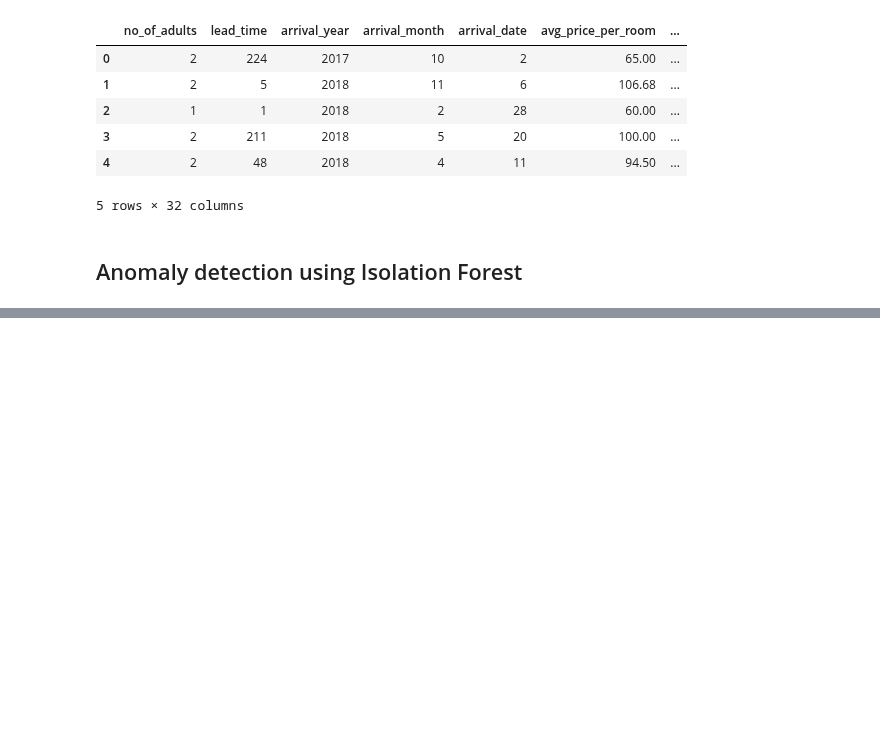
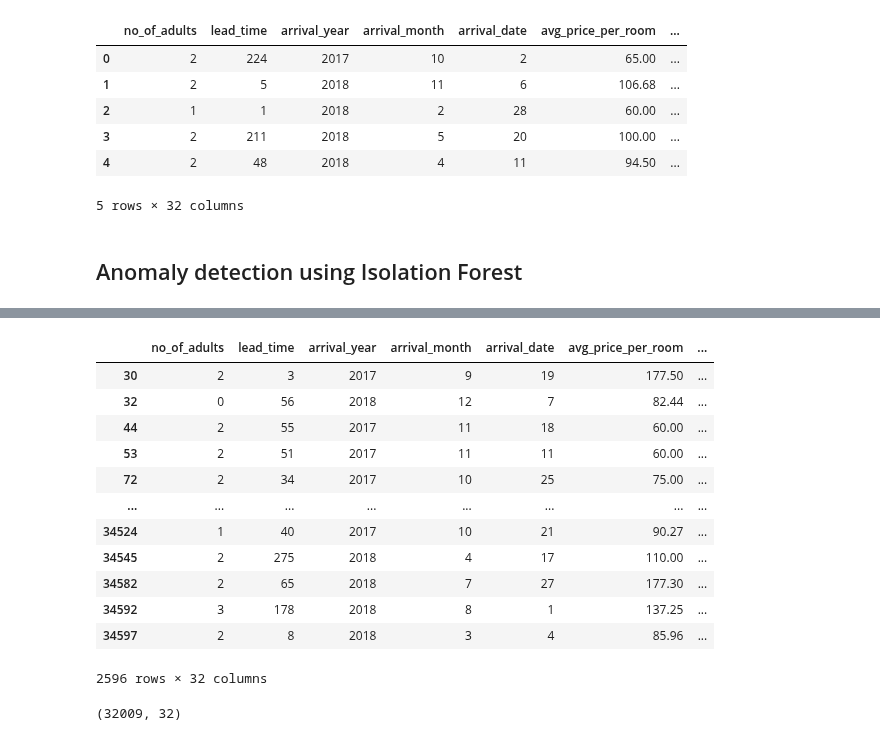
Before and after one commit to Drashko73/hotel-reservations-analysis, a Jupyter notebook: notebooks/04_annomalies_detection.ipynb, the cells around one changed output, grey strips where cells are left out. Cells and saved outputs as stored; diff of their text form; code cells hidden in the pictures; blank space fills up the shorter version.

```diff
--- a/notebooks/04_annomalies_detection.ipynb
+++ b/notebooks/04_annomalies_detection.ipynb
@@ -716,0 +707,25 @@ for column in columns:
+# %%
+# Get outlier indices from the data
+outlier_indices = data.index[outliers == -1]
+
+data.loc[outlier_indices]
+# %% [output]
+|  | no_of_adults | lead_time | arrival_year | arrival_month | arrival_date | avg_price_per_room | ... |
+| 30 | 2 | 3 | 2017 | 9 | 19 | 177.50 | ... |
+| 32 | 0 | 56 | 2018 | 12 | 7 | 82.44 | ... |
+| 44 | 2 | 55 | 2017 | 11 | 18 | 60.00 | ... |
+| 53 | 2 | 51 | 2017 | 11 | 11 | 60.00 | ... |
+| 72 | 2 | 34 | 2017 | 10 | 25 | 75.00 | ... |
+| ... | ... | ... | ... | ... | ... | ... | ... |
+| 34524 | 1 | 40 | 2017 | 10 | 21 | 90.27 | ... |
+| 34545 | 2 | 275 | 2018 | 4 | 17 | 110.00 | ... |
+| 34582 | 2 | 65 | 2018 | 7 | 27 | 177.30 | ... |
+| 34592 | 3 | 178 | 2018 | 8 | 1 | 137.25 | ... |
+| 34597 | 2 | 8 | 2018 | 3 | 4 | 85.96 | ... |
+2596 rows × 32 columns
+# %%
+# Drop the outliers from the data
+data = data.drop(outlier_indices)
+data.shape
+# %% [output]
+(32009, 32)
```
Also changed, not shown: parts of 10 cells of this notebook, 8 other files.
